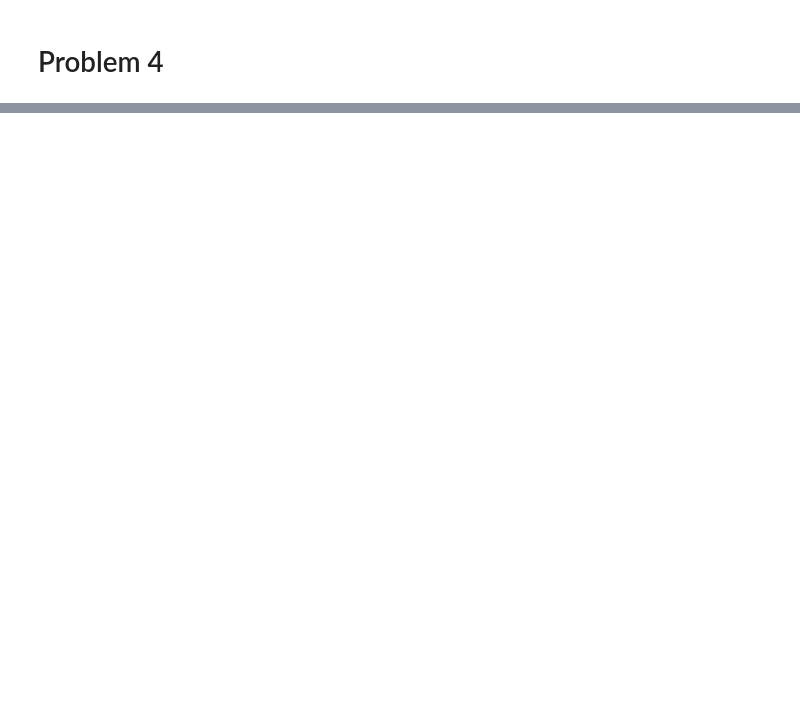
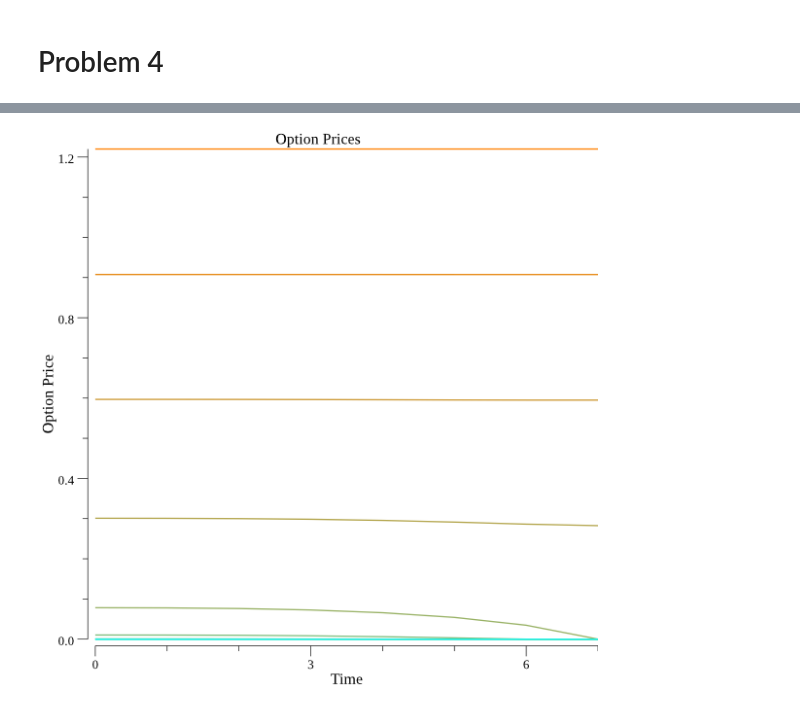
Before and after one commit to KKastberg/nummen, a Jupyter notebook: cmd/lab3/lab3.ipynb, the cells around one changed output, grey strips where cells are left out. Cells and saved outputs as stored; diff of their text form; code cells hidden in the pictures; blank space fills up the shorter version.

```diff
--- a/cmd/lab3/lab3.ipynb
+++ b/cmd/lab3/lab3.ipynb
@@ -180,0 +221,92 @@ fmt.Printf("%d stocks: %f\n", stock_count, m)
+# %%
+K := 1.22
+sigma := 0.2
+T := 1.0
+max_price := 2.5
+timesteps := 8
+price_steps := 8
+ds := max_price / float64(price_steps)
+dt := T / float64(timesteps)
+
+func caluclate_option_price_matrix(K float64, sigma float64, T float64, max_price float64, timesteps int, price_steps int) *mat.Dense {
+	// Create stock price vector
+	s := make([]float64, price_steps + 1)
+	for i := range s {
+		s[i] = float64(i) * ds
+	}
+
+	// Create time vector
+	t := make([]float64, timesteps + 1)
+	for i := range t {
+		t[i] = float64(i) * dt
+	}
+
+	// Create option price matrix
+	option_prices := mat.NewDense(price_steps + 2, timesteps, nil)
+
+	// Set boundary conditions
+	for i := 0; i < timesteps; i++ {
+		option_prices.Set(0, i, K)
+		option_prices.Set(price_steps + 1, i, 0)
+	}
+
+	// Set initial conditions
+	for i := 1; i < price_steps+1; i++ {
+		option_prices.Set(i, timesteps - 1, math.Max(K-s[i], 0))
+	}
+
+	// Calculate option prices using finite difference euler method
+	for i := timesteps - 1; i > 0; i-- {
+		for j := 1; j < price_steps+1; j++ {
+			println(j, i)
+			x, y := option_prices.Dims()
+			println(x, y)
+			println(s[i])
+			println(option_prices.At(j, i))
+			println(option_prices.At(j+1, i))
+			println(option_prices.At(j-1, i))
+
+
+			new_price := option_prices.At(j, i) + 1.0/2.0 * dt / math.Pow(ds ,2) * math.Pow(sigma, 2) * math.Pow(s[i], 2) * (option_prices.At(j+1, i) - 2*option_prices.At(j, i) + option_prices.At(j-1, i))
+			print("new_price")
+			option_prices.Set(j, i-1, new_price)
+		}
+	}
+
+	return option_prices
+}
+
+print_matrix(caluclate_option_price_matrix(K, sigma, T, max_price, 8, price_steps))
+
+// Function to plot the matrix as a 2s plot where the matrix values are y values and the column index is the x value and each row index is a different line
+func plot_matrix(matrix *mat.Dense) *plot.Plot {
+	n, m := matrix.Dims()
+
+	p := plot.New()
+	p.Title.Text = "Option Prices"
+	p.X.Label.Text = "Time"
+	p.Y.Label.Text = "Option Price"
+	p.BackgroundColor = color.Transparent
+
+	// Generate data points with f(x)
+	for i := 0; i < n; i++ {
+		pts := make(plotter.XYs, m)
+		for j := 0; j < m; j++ {
+			pts[j].X = float64(j)
+			pts[j].Y = matrix.At(i, j)
+		}
+
+		line, err := plotter.NewLine(pts)
+		if err != nil {
+			panic(err)
+		}
+		line.Color = color.RGBA{B: uint8(255 * i / n), A: 255, R: uint8(255 - 255*i/n), G: uint8(255/2 + 255*i/n/2)}
+		p.Add(line)
+	}
+
+	return p
+}
+
+
+display_plot(plot_matrix(caluclate_option_price_matrix(K, sigma, T, max_price, timesteps, price_steps)))
+# %% [output]
@@ -180,0 +397 @@ fmt.Printf("%d stocks: %f\n", stock_count, m)
+[figure, added]
```
Also changed, not shown: parts of 11 cells of this notebook.
